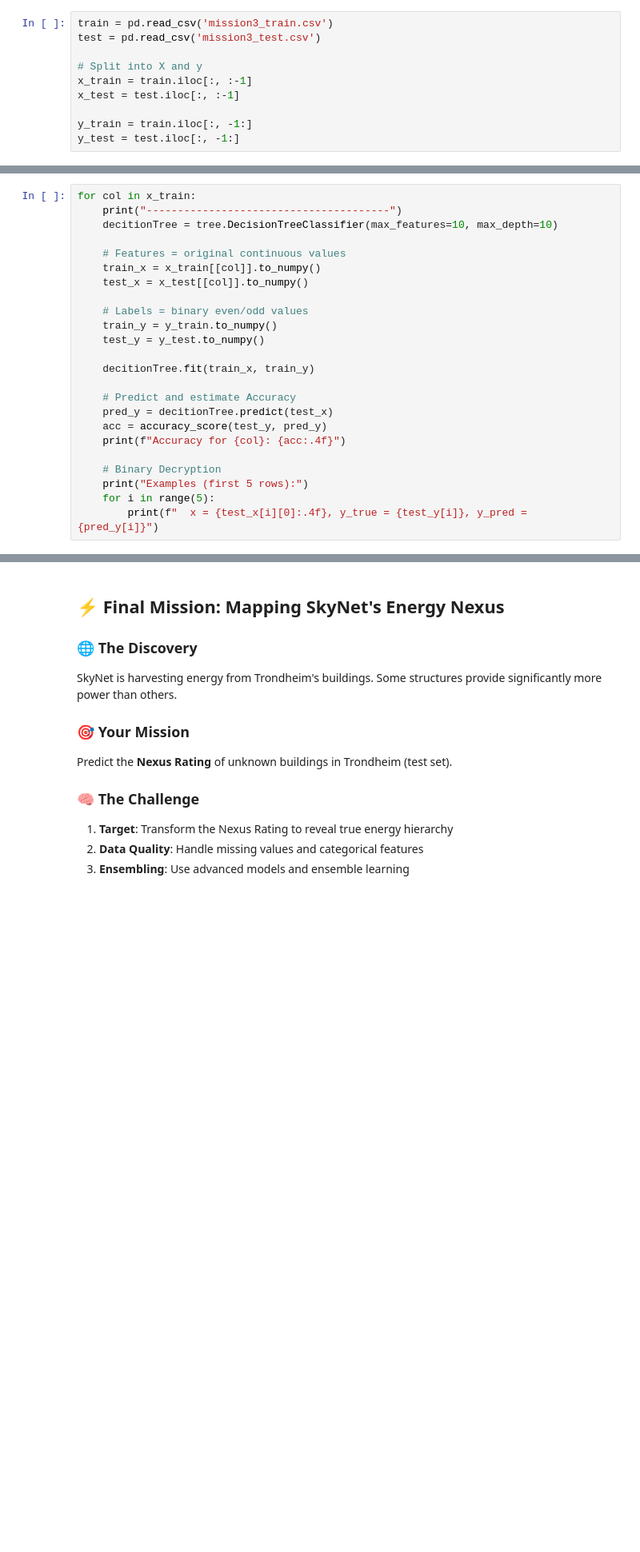
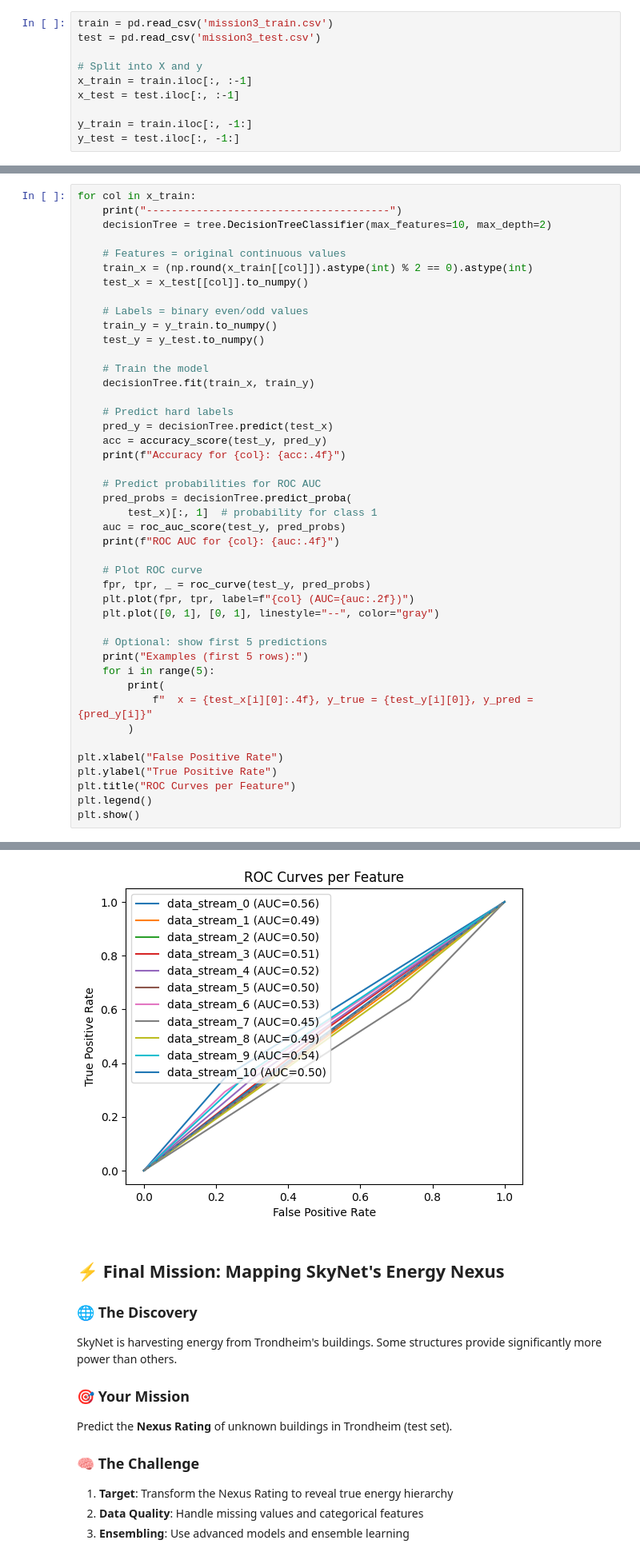
Before and after one commit to flippi321/TDT4172-Introduction-to-Machine-Learning, a Jupyter notebook: Assignment 1/Chapter_1.ipynb, the cells around one changed output, grey strips where cells are left out. Shown at 80% size. Drawn from its saved outputs; the diff is of its cells as text; blank space fills up the shorter version.

```diff
--- a/Assignment 1/Chapter_1.ipynb
+++ b/Assignment 1/Chapter_1.ipynb
@@ -246,26 +294,46 @@ y_test = test.iloc[:, -1:]
 # %%
 for col in x_train:
     print("---------------------------------------")
-    decitionTree = tree.DecisionTreeClassifier(max_features=10, max_depth=10)
+    decisionTree = tree.DecisionTreeClassifier(max_features=10, max_depth=2)
 
     # Features = original continuous values
-    train_x = x_train[[col]].to_numpy()
+    train_x = (np.round(x_train[[col]]).astype(int) % 2 == 0).astype(int)
     test_x = x_test[[col]].to_numpy()
 
     # Labels = binary even/odd values
     train_y = y_train.to_numpy()
     test_y = y_test.to_numpy()
 
-    decitionTree.fit(train_x, train_y)
+    # Train the model
+    decisionTree.fit(train_x, train_y)
 
-    # Predict and estimate Accuracy
-    pred_y = decitionTree.predict(test_x)
+    # Predict hard labels
+    pred_y = decisionTree.predict(test_x)
     acc = accuracy_score(test_y, pred_y)
     print(f"Accuracy for {col}: {acc:.4f}")
 
-    # Binary Decryption
+    # Predict probabilities for ROC AUC
+    pred_probs = decisionTree.predict_proba(
+        test_x)[:, 1]  # probability for class 1
+    auc = roc_auc_score(test_y, pred_probs)
+    print(f"ROC AUC for {col}: {auc:.4f}")
+
+    # Plot ROC curve
+    fpr, tpr, _ = roc_curve(test_y, pred_probs)
+    plt.plot(fpr, tpr, label=f"{col} (AUC={auc:.2f})")
+    plt.plot([0, 1], [0, 1], linestyle="--", color="gray")
+
+    # Optional: show first 5 predictions
     print("Examples (first 5 rows):")
     for i in range(5):
-        print(f"  x = {test_x[i][0]:.4f}, y_true = {test_y[i]}, y_pred = {pred_y[i]}")
+        print(
+            f"  x = {test_x[i][0]:.4f}, y_true = {test_y[i][0]}, y_pred = {pred_y[i]}"
+        )
+
+plt.xlabel("False Positive Rate")
+plt.ylabel("True Positive Rate")
+plt.title("ROC Curves per Feature")
+plt.legend()
+plt.show()
 # %% [output]
 ---------------------------------------
@@ -288,3 +356,4 @@ Examples (first 5 rows):
+[figure, added]
 # %% [markdown]
 ## ⚡ Final Mission: Mapping SkyNet's Energy Nexus
 
```
Also changed, not shown: parts of 7 cells of this notebook, 1 other file.
